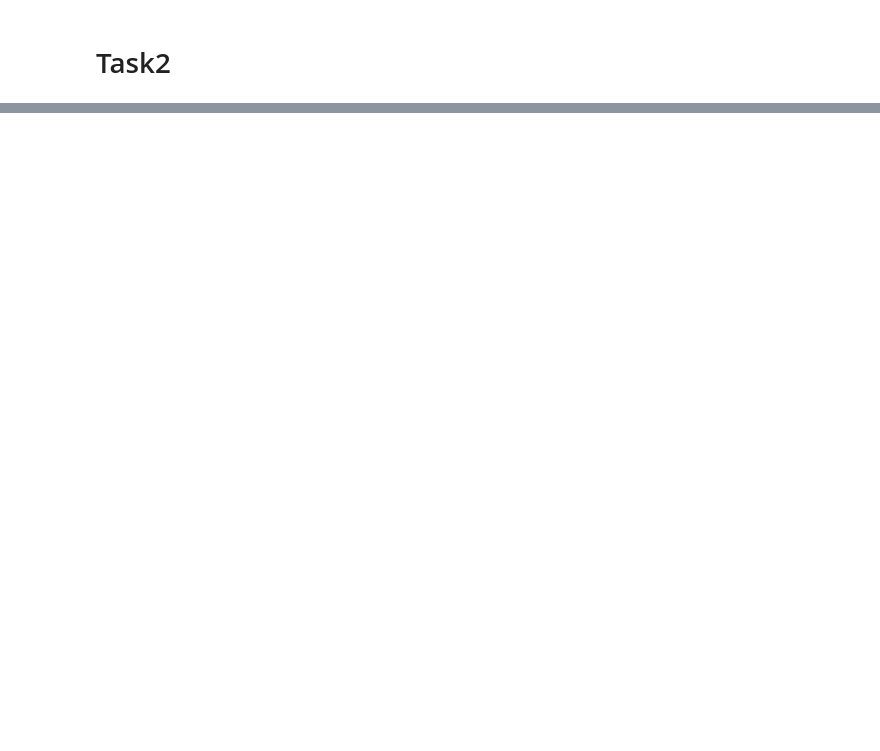
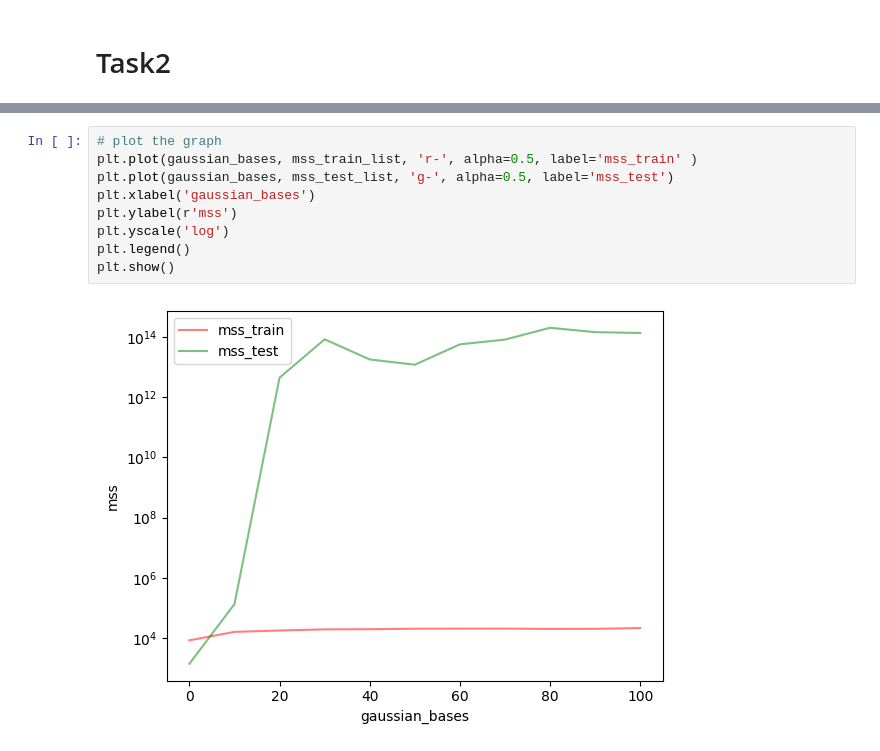
Before and after one commit to Wilbur0912/comp551, a Jupyter notebook: assignment2.ipynb, the cells around one changed output, grey strips where cells are left out. Saved outputs shown, nothing was run; the diff lists cells and outputs as text; blank space fills up the shorter version.

```diff
--- a/assignment2.ipynb
+++ b/assignment2.ipynb
@@ -203,3 +217,14 @@ plt.show()
+# %%
+# plot the graph
+plt.plot(gaussian_bases, mss_train_list, 'r-', alpha=0.5, label='mss_train' )
+plt.plot(gaussian_bases, mss_test_list, 'g-', alpha=0.5, label='mss_test')
+plt.xlabel('gaussian_bases')
+plt.ylabel(r'mss')
+plt.yscale('log')
+plt.legend()
+plt.show()
+# %% [output]
+[figure, added]
 # %%
 fig, ax = plt.subplots(2,6,figsize=(30,10))
 
```
Also changed, not shown: parts of 5 cells of this notebook.
